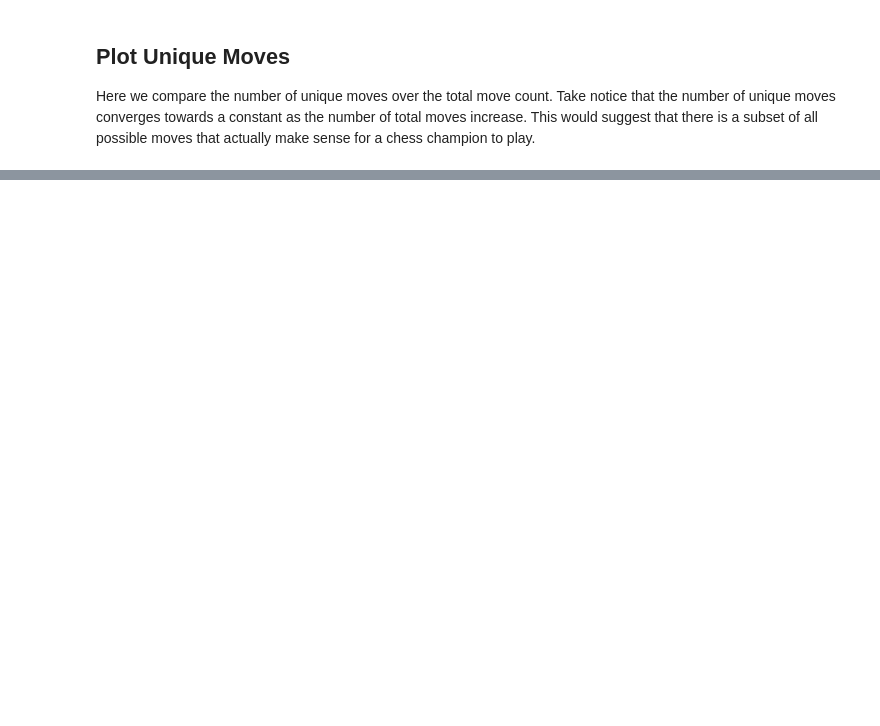
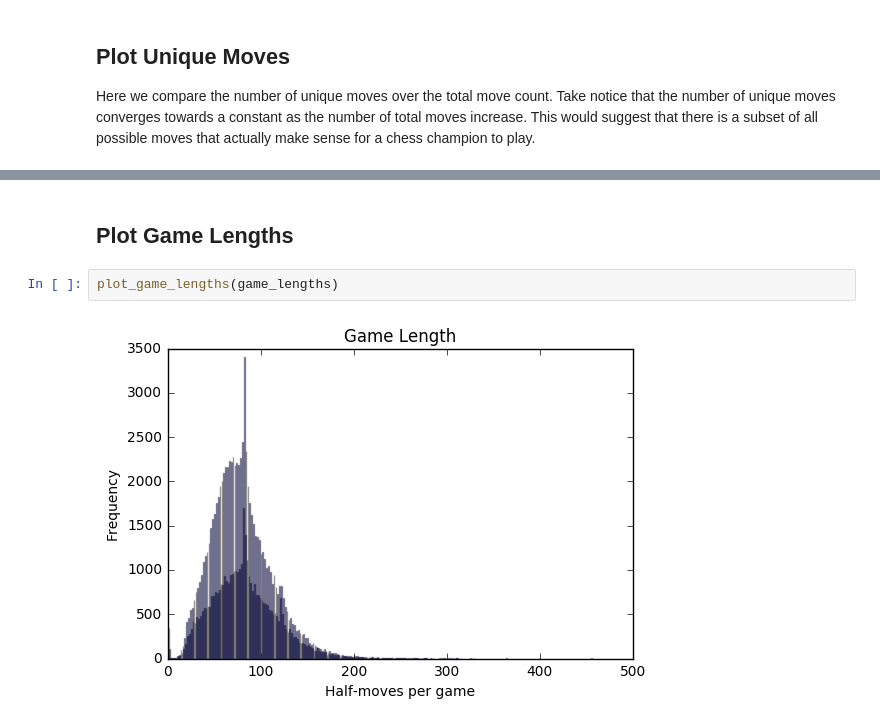
Before and after one commit to brannondorsey/ChessEmbeddings, a Jupyter notebook: ipython/plot_move_frequency.ipynb, the cells around one changed output, grey strips where cells are left out. Cells and saved outputs as stored; diff of their text form; blank space fills up the shorter version.

```diff
--- a/ipython/plot_move_frequency.ipynb
+++ b/ipython/plot_move_frequency.ipynb
@@ -85,0 +121,6 @@ plot_uniq_over_count(moves)
+# %% [markdown]
+## Plot Game Lengths
+# %%
+plot_game_lengths(game_lengths)
+# %% [output]
+[figure, added]
```
Also changed, not shown: parts of 7 cells of this notebook, 2 other files.
